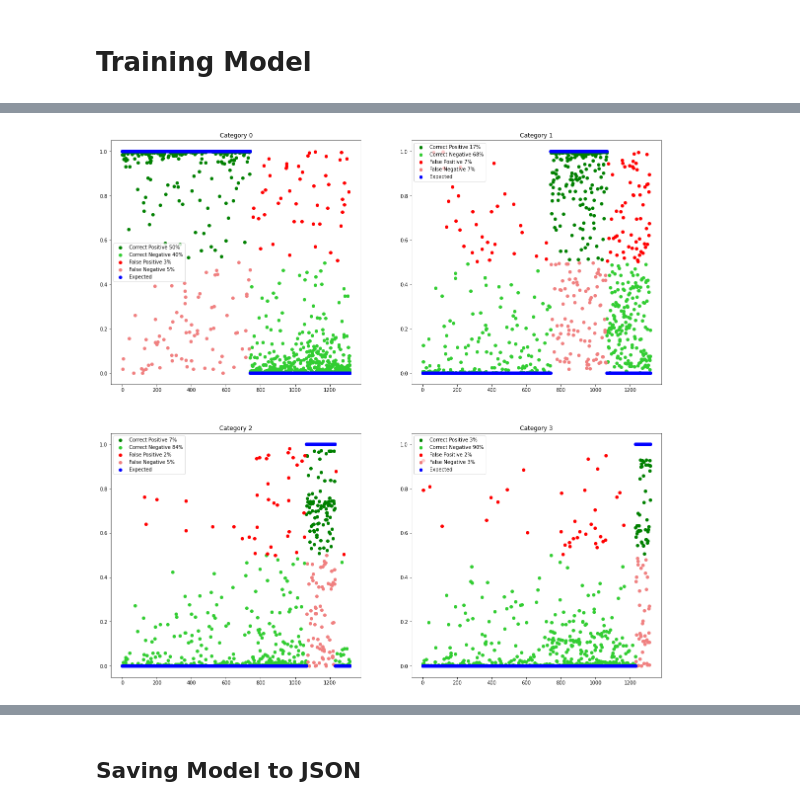
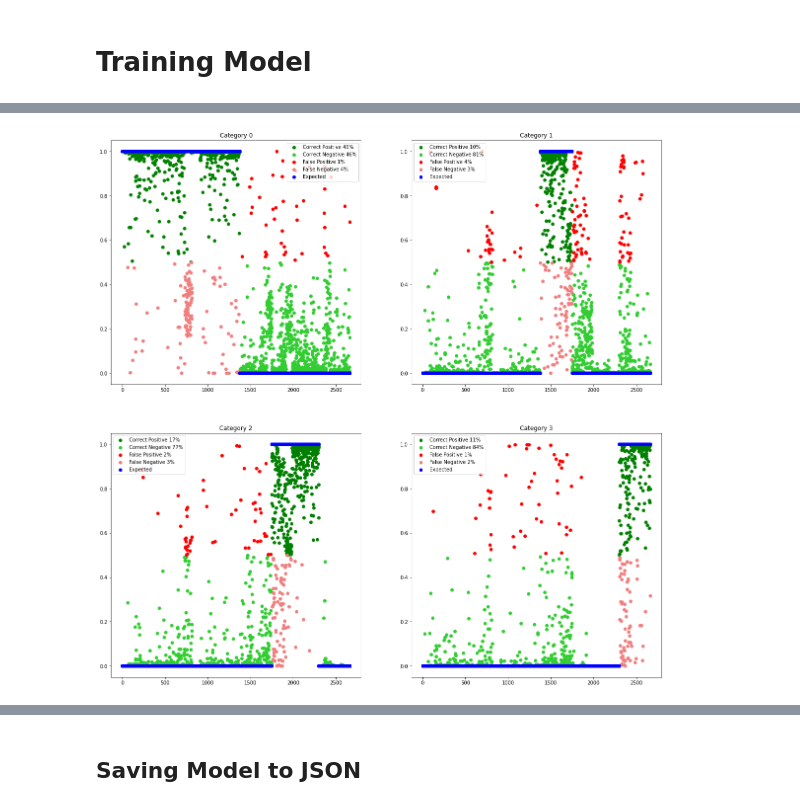
Before and after one commit to Gabor132/QuarantineSportsClassifier, a Jupyter notebook: src/QuarantineSportsLSTMModel.ipynb, the cells around one changed output, grey strips where cells are left out. Saved outputs shown, nothing was run; the diff lists cells and outputs as text; code cells hidden in the pictures.

```diff
--- a/src/QuarantineSportsLSTMModel.ipynb
+++ b/src/QuarantineSportsLSTMModel.ipynb
@@ -246,0 +261,22 @@ _________________________________________________________________
+# %%
+def best_conv_model():
+  model = tf.keras.Sequential(layers=[
+                                    tf.keras.Input(shape=(25, 3, 1), name="INPUT"),
+                                    tf.keras.layers.Conv2D(50, kernel_size=(5, 1), name="CONV_1"),
+                                    tf.keras.layers.AveragePooling2D((2, 1), name="AVG_POOL1"),
+                                    tf.keras.layers.ReLU(name="RELU_1"),
+                                    tf.keras.layers.Dropout(0.1, name="DROPOUT_1"),
+                                    tf.keras.layers.Conv2D(100, kernel_size=(8, 2), name="CONV_2"),
+                                    tf.keras.layers.MaxPooling2D((1, 2), name="MAXPOOL_2"),
+                                    tf.keras.layers.ReLU(name="RELU_2"),
+                                    tf.keras.layers.Flatten(name="FLATTEN"),
+                                    tf.keras.layers.Dense(len(categories), name="FULLY_CONNECTED"),
+                                    tf.keras.layers.Softmax(1, name="OUTPUT_SOFTMAX")
+                                    ], name="QuarantineSportsCONV")
+  return model
+# %%
+model = best_conv_model()
+model.compile(optimizer=tf.keras.optimizers.RMSprop(learning_rate=learning_rate),loss='categorical_crossentropy',
+              metrics=[tf.keras.metrics.categorical_crossentropy])
+#model.summary()
+plot_model(model, to_file='model_plot.png', show_shapes=True, show_layer_names=True)
@@ -247,9 +285,2 @@ _________________________________________________________________
 # %% [markdown]
 # Training Model
-# %%
-
-# Training
-print("\n# Training")
-history = model.fit(x_train, y_train, epochs=30, batch_size=64, verbose=1, validation_data=(x_validate, y_validate))
-plt.plot(history.history['loss'])
-plt.show()
@@ -274,0 +287,7 @@ Epoch 30/30
+# %%
+# Training
+print("\n# Training")
+history = model.fit(aux_x_train, aux_y_train, epochs=30, batch_size=batch_size, validation_data=(aux_x_validation, aux_y_validation), validation_batch_size=batch_size,
+                    callbacks=[callback], verbose=1)
+print('\n# Evaluate')
+result = model.evaluate(aux_x_test, aux_y_test, batch_size=batch_size, verbose=1)
@@ -275,33 +318,33 @@ Epoch 30/30
 # %%
-results = model.predict(x_test)
+results = model.predict(aux_x_test)
 
 plt.figure(0, figsize=(20, 20))
 for i in categories:
   result = results[:, i]
   plt.subplot(2, 2, i+1)
   all_index = range(len(result))
   correct_positive = np.where(result >= 0.5)[0]
   correct_positive = np.intersect1d(correct_positive, np.where(y_test[:, i] == 1)[0])
   correct_negative = np.where(result < 0.5)[0]
   correct_negative = np.intersect1d(correct_negative, np.where(y_test[:, i] != 1)[0])
   false_positive = np.where(result >= 0.5)[0]
   false_positive = np.intersect1d(false_positive, np.where(y_test[:, i] != 1)[0])
   false_negative = np.where(result < 0.5)[0]
   false_negative = np.intersect1d(false_negative, np.where(y_test[:, i] == 1)[0])
   plt.scatter(correct_positive, results[:,i][correct_positive], c='g')
   plt.scatter(correct_negative, results[:,i][correct_negative], c='limegreen')
   plt.scatter(false_positive, results[:,i][false_positive], c='r')
   plt.scatter(false_negative, results[:,i][false_negative], c='lightcoral')
   plt.scatter(range(len(result)), y_test[:, i], c='b')
   plt.legend(["Correct Positive {}%".format(int(len(correct_positive)/len(result) * 100)),
               "Correct Negative {}%".format(int(len(correct_negative)/len(result) * 100)),
               "False Positive {}%".format(int(len(false_positive)/len(result) * 100)),
               "False Negative {}%".format(int(len(false_negative)/len(result) * 100)),
               "Expected"])
   plt.title("Category " + str(i))
 plt.show()
 # %% [output]
-[figure, old version]
+[figure, new version]
 # %%
 #
 # For each category, what percentage of frames get missclassfied and to which other class
```
Also changed, not shown: parts of 28 cells of this notebook.
